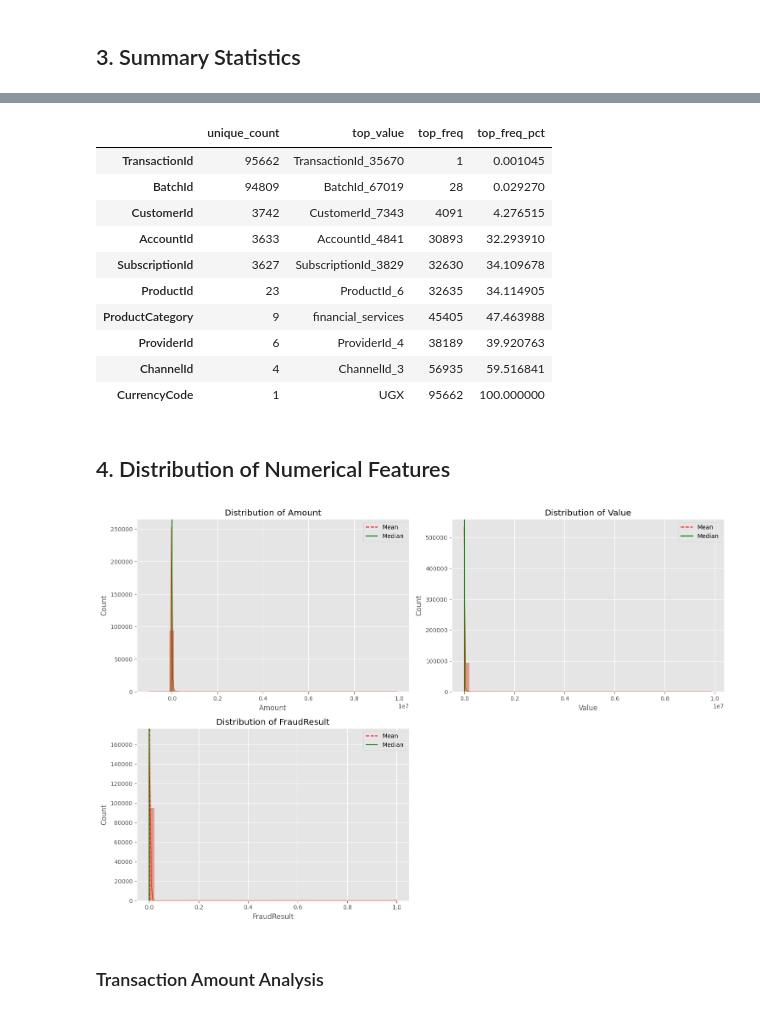
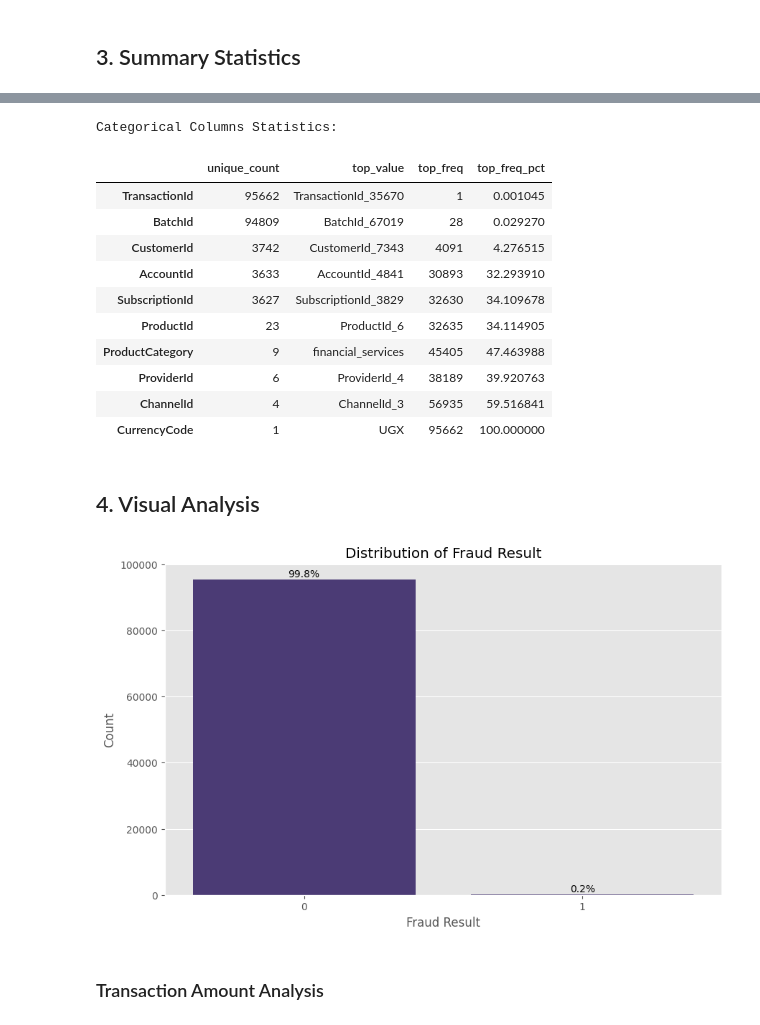
Before and after one commit to yokidans/credit-risk-model, a Jupyter notebook: notebooks/1.0-eda.ipynb, the cells around one changed output, grey strips where cells are left out. Saved outputs shown, nothing was run; the diff lists cells and outputs as text; code cells hidden in the pictures.

```diff
--- a/notebooks/1.0-eda.ipynb
+++ b/notebooks/1.0-eda.ipynb
@@ -120,8 +159,10 @@ cat_stats = pd.DataFrame({
     'top_freq_pct': df[cat_cols].apply(lambda x: (x.value_counts().iloc[0] / len(df)) * 100)
 }).sort_values('unique_count', ascending=False)
 
-cat_stats
+print("\nCategorical Columns Statistics:")
+display(cat_stats)
 # %% [output]
+Categorical Columns Statistics:
 |  | unique_count | top_value | top_freq | top_freq_pct |
 | TransactionId | 95662 | TransactionId_35670 | 1 | 0.001045 |
 | BatchId | 94809 | BatchId_67019 | 28 | 0.029270 |
@@ -133,25 +174,27 @@ cat_stats
 | ProviderId | 6 | ProviderId_4 | 38189 | 39.920763 |
 | ChannelId | 4 | ChannelId_3 | 56935 | 59.516841 |
 | CurrencyCode | 1 | UGX | 95662 | 100.000000 |
-# %% [markdown]
-## 4. Distribution of Numerical Features
-# %%
-# Select numerical features of interest
-num_features = ['Amount', 'Value', 'FraudResult']
-
-# Plot distributions
-plt.figure(figsize=(15, 10))
-for i, col in enumerate(num_features, 1):
-    plt.subplot(2, 2, i)
-    sns.histplot(df[col], kde=True, bins=50)
-    plt.title(f'Distribution of {col}')
-    plt.axvline(df[col].mean(), color='r', linestyle='--', label='Mean')
-    plt.axvline(df[col].median(), color='g', linestyle='-', label='Median')
-    plt.legend()
-
-plt.tight_layout()
-plt.show()
-# %% [output]
-[figure, removed]
+# %% [markdown]
+## 4. Visual Analysis
+# %%
+# Fraud Result Distribution
+plt.figure(figsize=(10, 6))
+order = df['FraudResult'].value_counts().index
+ax = sns.countplot(data=df, x='FraudResult', order=order)
+plt.title('Distribution of Fraud Result')
+plt.xlabel('Fraud Result')
+plt.ylabel('Count')
+
+# Add percentages
+total = len(df)
+for p in ax.patches:
+    percentage = '{:.1f}%'.format(100 * p.get_height()/total)
+    x = p.get_x() + p.get_width()/2
+    y = p.get_height()
+    ax.annotate(percentage, (x, y), ha='center', va='bottom')
+
+plt.show()
+# %% [output]
+[figure, added]
 # %% [markdown]
 ### Transaction Amount Analysis
```
Also changed, not shown: parts of 32 cells of this notebook.
